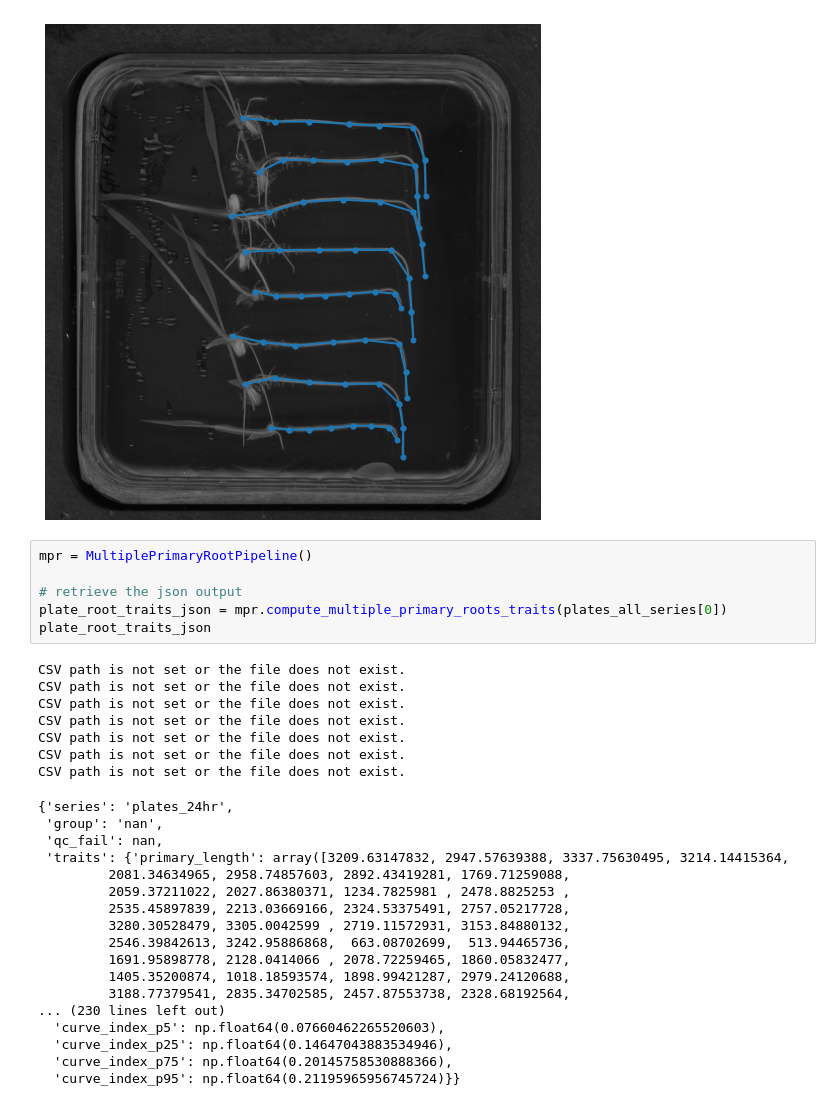
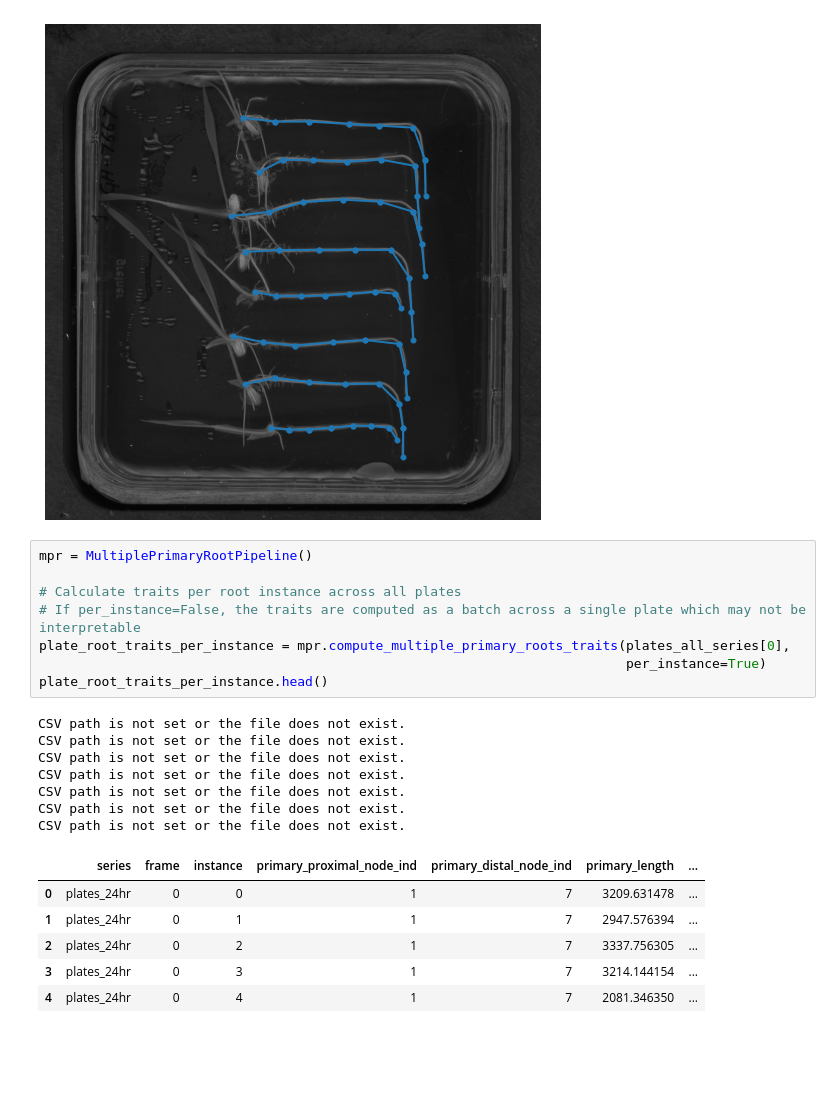
Before and after one commit to talmolab/sleap-roots, a Jupyter notebook: notebooks/MultiplePrimaryRootPipeline.ipynb, the cells around one changed output. Drawn from its saved outputs; the diff is of its cells as text; blank space fills up the shorter version.

Commit message:
update compute_multiple_primary_roots_traits with per_instance flag

```diff
--- a/notebooks/MultiplePrimaryRootPipeline.ipynb
+++ b/notebooks/MultiplePrimaryRootPipeline.ipynb
@@ -300,31 +300,22 @@ plates_all_series[0].plot(0, 0.075)
 # %%
 mpr = MultiplePrimaryRootPipeline()
 
-# retrieve the json output
-plate_root_traits_json = mpr.compute_multiple_primary_roots_traits(plates_all_series[0])
-plate_root_traits_json
+# Calculate traits per root instance across all plates
+# If per_instance=False, the traits are computed as a batch across a single plate which may not be interpretable
+plate_root_traits_per_instance = mpr.compute_multiple_primary_roots_traits(plates_all_series[0],
+                                                                           per_instance=True)
+plate_root_traits_per_instance.head()
 # %% [output]
 CSV path is not set or the file does not exist.
 CSV path is not set or the file does not exist.
 CSV path is not set or the file does not exist.
 CSV path is not set or the file does not exist.
 CSV path is not set or the file does not exist.
 CSV path is not set or the file does not exist.
 CSV path is not set or the file does not exist.
-{'series': 'plates_24hr',
- 'group': 'nan',
- 'qc_fail': nan,
- 'traits': {'primary_length': array([3209.63147832, 2947.57639388, 3337.75630495, 3214.14415364,
-         2081.34634965, 2958.74857603, 2892.43419281, 1769.71259088,
-         2059.37211022, 2027.86380371, 1234.7825981 , 2478.8825253 ,
-         2535.45897839, 2213.03669166, 2324.53375491, 2757.05217728,
-         3280.30528479, 3305.0042599 , 2719.11572931, 3153.84880132,
-         2546.39842613, 3242.95886868,  663.08702699,  513.94465736,
-         1691.95898778, 2128.0414066 , 2078.72259465, 1860.05832477,
-         1405.35200874, 1018.18593574, 1898.99421287, 2979.24120688,
-         3188.77379541, 2835.34702585, 2457.87553738, 2328.68192564,
-... (230 lines left out)
-  'curve_index_p5': np.float64(0.07660462265520603),
-  'curve_index_p25': np.float64(0.14647043883534946),
-  'curve_index_p75': np.float64(0.20145758530888366),
-  'curve_index_p95': np.float64(0.21195965956745724)}}
+|  | series | frame | instance | primary_proximal_node_ind | primary_distal_node_ind | primary_length | ... |
+| 0 | plates_24hr | 0 | 0 | 1 | 7 | 3209.631478 | ... |
+| 1 | plates_24hr | 0 | 1 | 1 | 7 | 2947.576394 | ... |
+| 2 | plates_24hr | 0 | 2 | 1 | 7 | 3337.756305 | ... |
+| 3 | plates_24hr | 0 | 3 | 1 | 7 | 3214.144154 | ... |
+| 4 | plates_24hr | 0 | 4 | 1 | 7 | 2081.346350 | ... |
```
Also changed, not shown: parts of 12 cells of this notebook, 6 other files.
